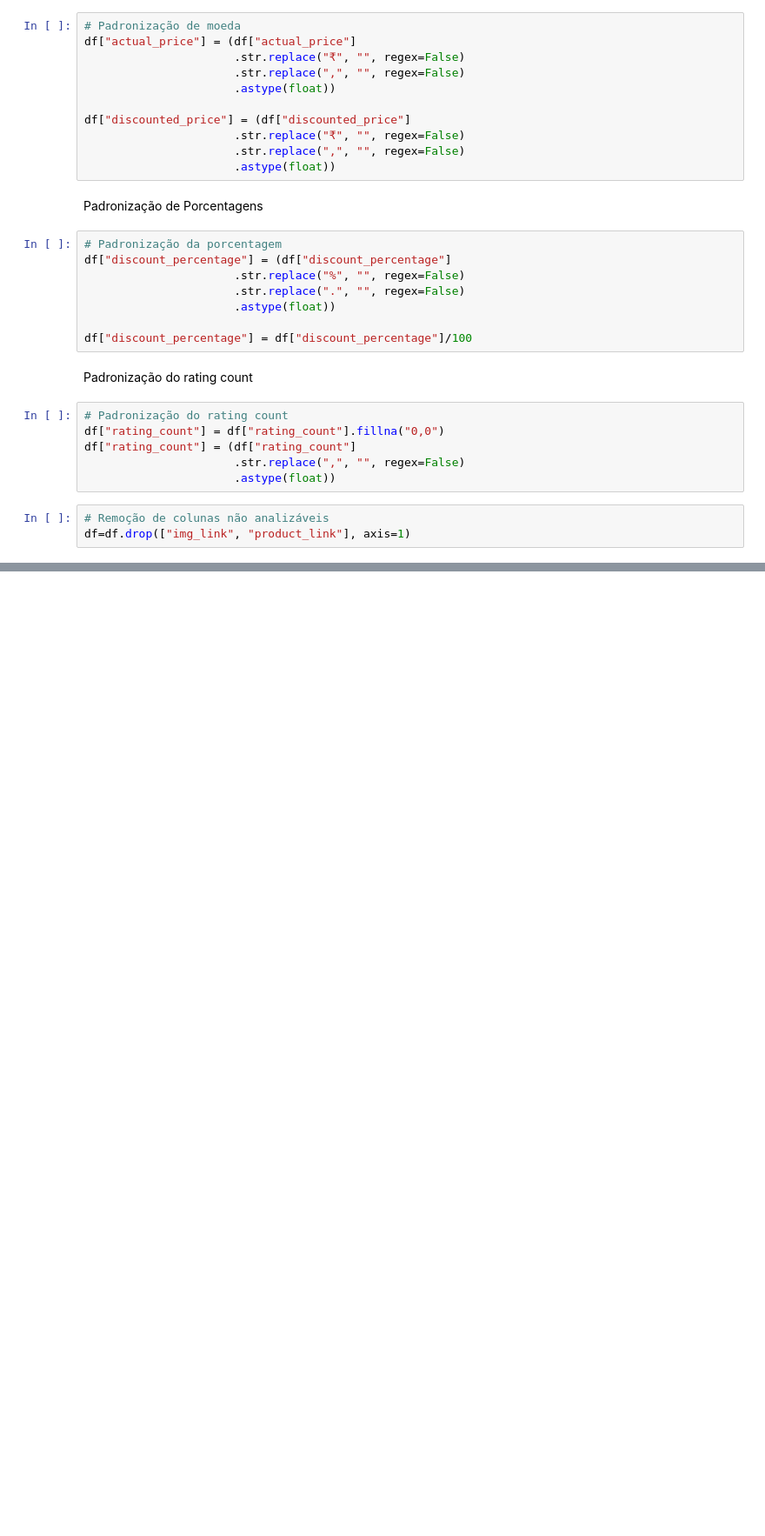
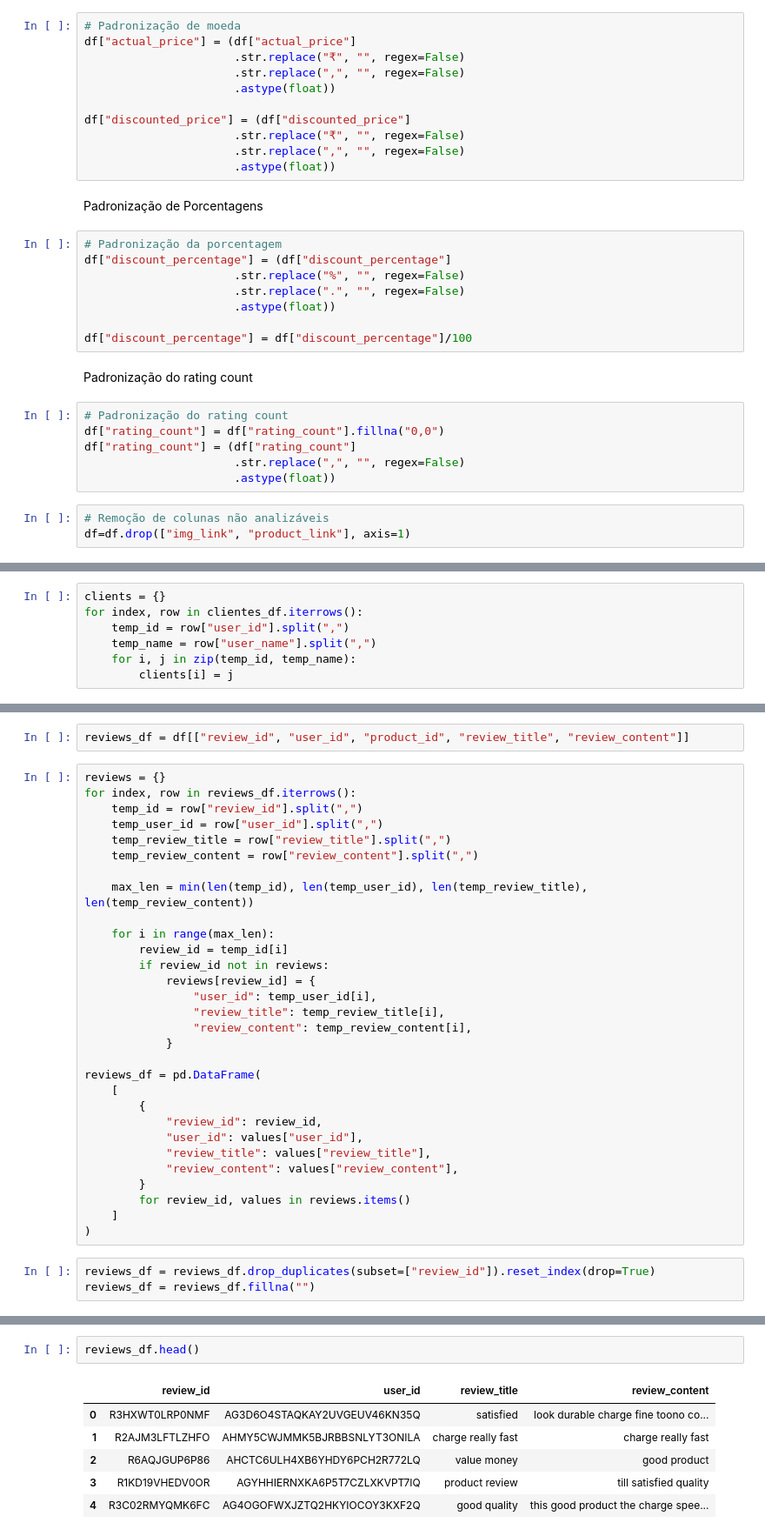
Before and after one commit to Lopes51789/TechChallenge4, a Jupyter notebook: main.ipynb, the cells around one changed output, grey strips where cells are left out. Shown at 87% size. Drawn from its saved outputs; the diff is of its cells as text; blank space fills up the shorter version.

Commit message:
Table segmentation and CSV Exports

```diff
--- a/main.ipynb
+++ b/main.ipynb
@@ -257,0 +212,7 @@ memory usage: 204.0 KB
+# %%
+clients = {}
+for index, row in clientes_df.iterrows():
+    temp_id = row["user_id"].split(",")
+    temp_name = row["user_name"].split(",")
+    for i, j in zip(temp_id, temp_name):
+        clients[i] = j
@@ -257,0 +235,35 @@ memory usage: 204.0 KB
+# %%
+reviews_df = df[["review_id", "user_id", "product_id", "review_title", "review_content"]]
+# %%
+reviews = {}
+for index, row in reviews_df.iterrows():
+    temp_id = row["review_id"].split(",")
+    temp_user_id = row["user_id"].split(",")
+    temp_review_title = row["review_title"].split(",")
+    temp_review_content = row["review_content"].split(",")
+
+    max_len = min(len(temp_id), len(temp_user_id), len(temp_review_title), len(temp_review_content))
+
+    for i in range(max_len):
+        review_id = temp_id[i]
+        if review_id not in reviews:
+            reviews[review_id] = {
+                "user_id": temp_user_id[i],
+                "review_title": temp_review_title[i],
+                "review_content": temp_review_content[i],
+            }
+
+reviews_df = pd.DataFrame(
+    [
+        {
+            "review_id": review_id,
+            "user_id": values["user_id"],
+            "review_title": values["review_title"],
+            "review_content": values["review_content"],
+        }
+        for review_id, values in reviews.items()
+    ]
+)
+# %%
+reviews_df = reviews_df.drop_duplicates(subset=["review_id"]).reset_index(drop=True)
+reviews_df = reviews_df.fillna("")
@@ -258 +284,10 @@ memory usage: 204.0 KB
+# %%
+reviews_df.head()
+# %% [output]
+|  | review_id | user_id | review_title | review_content |
+| 0 | R3HXWT0LRP0NMF | AG3D6O4STAQKAY2UVGEUV46KN35Q | satisfied | look durable charge fine toono co... |
+| 1 | R2AJM3LFTLZHFO | AHMY5CWJMMK5BJRBBSNLYT3ONILA | charge really fast | charge really fast |
+| 2 | R6AQJGUP6P86 | AHCTC6ULH4XB6YHDY6PCH2R772LQ | value money | good product |
+| 3 | R1KD19VHEDV0OR | AGYHHIERNXKA6P5T7CZLXKVPT7IQ | product review | till satisfied quality |
+| 4 | R3C02RMYQMK6FC | AG4OGOFWXJZTQ2HKYIOCOY3KXF2Q | good quality | this good product the charge spee... |
 # %% [markdown]
```
Also changed, not shown: parts of 28 cells of this notebook, 5 other files.
